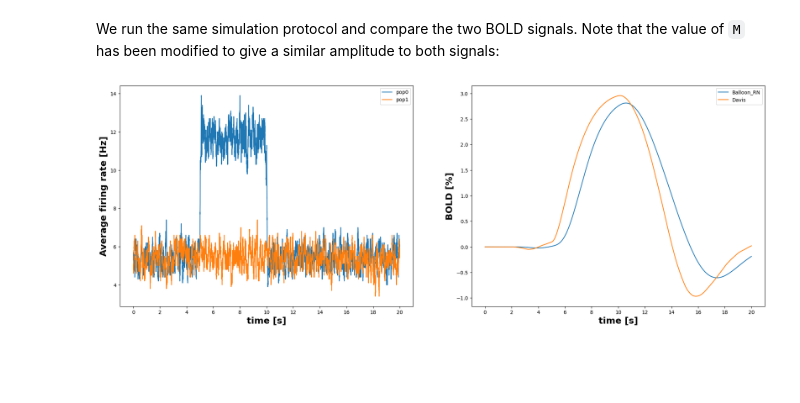
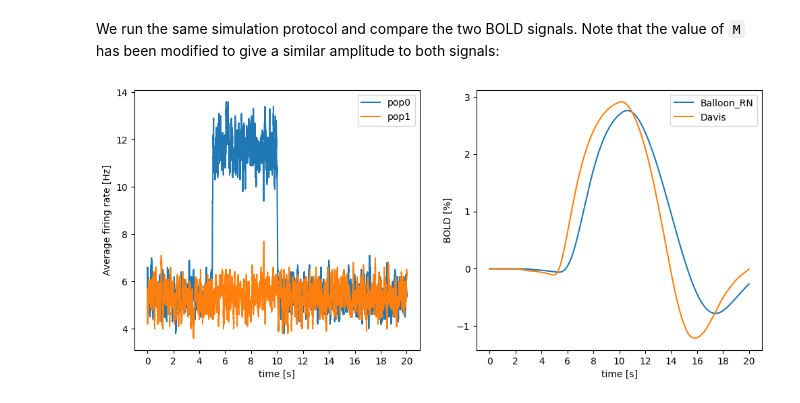
Before and after one commit to ANNarchy/ANNarchy.github.io, a Jupyter notebook: notebooks/BoldMonitoring2.ipynb, the cells around one changed output. Saved outputs shown, nothing was run; the diff lists cells and outputs as text; code cells hidden in the pictures; blank space fills up the shorter version.

```diff
--- a/notebooks/BoldMonitoring2.ipynb
+++ b/notebooks/BoldMonitoring2.ipynb
@@ -193,29 +193,29 @@ bold_data = m_bold.get("BOLD")
 davis_data = m_bold.get("BOLD_Davis")
 # %%
 import matplotlib.pyplot as plt
-plt.figure(figsize=(20,8))
-grid = plt.GridSpec(1, 2, left=0.05, right=0.95)
+
+plt.figure(figsize=(12, 5))
 
 # mean firing rate
-ax1 = plt.subplot(grid[0, 0])
+ax1 = plt.subplot(121)
 ax1.plot(mean_fr1, label="pop0")
 ax1.plot(mean_fr2, label="pop1")
 plt.legend()
-ax1.set_ylabel("Average firing rate [Hz]", fontweight="bold", fontsize=18)
+ax1.set_ylabel("Average firing rate [Hz]")
 
 # BOLD input signal as percent
-ax2 = plt.subplot(grid[0, 1])
+ax2 = plt.subplot(122)
 ax2.plot(bold_data*100.0, label="Balloon_RN")
 ax2.plot(davis_data*100.0, label="Davis")
 plt.legend()
-ax2.set_ylabel("BOLD [%]", fontweight="bold", fontsize=18)
+ax2.set_ylabel("BOLD [%]")
 
 # x-axis labels as seconds
 for ax in [ax1, ax2]:
     ax.set_xticks(np.arange(0,21,2)*1000)
     ax.set_xticklabels(np.arange(0,21,2))
-    ax.set_xlabel("time [s]", fontweight="bold", fontsize=18)
+    ax.set_xlabel("time [s]")
 
 plt.show()
 # %% [output]
-[figure, old version]
+[figure, new version]
```
Also changed, not shown: 37 other files.
